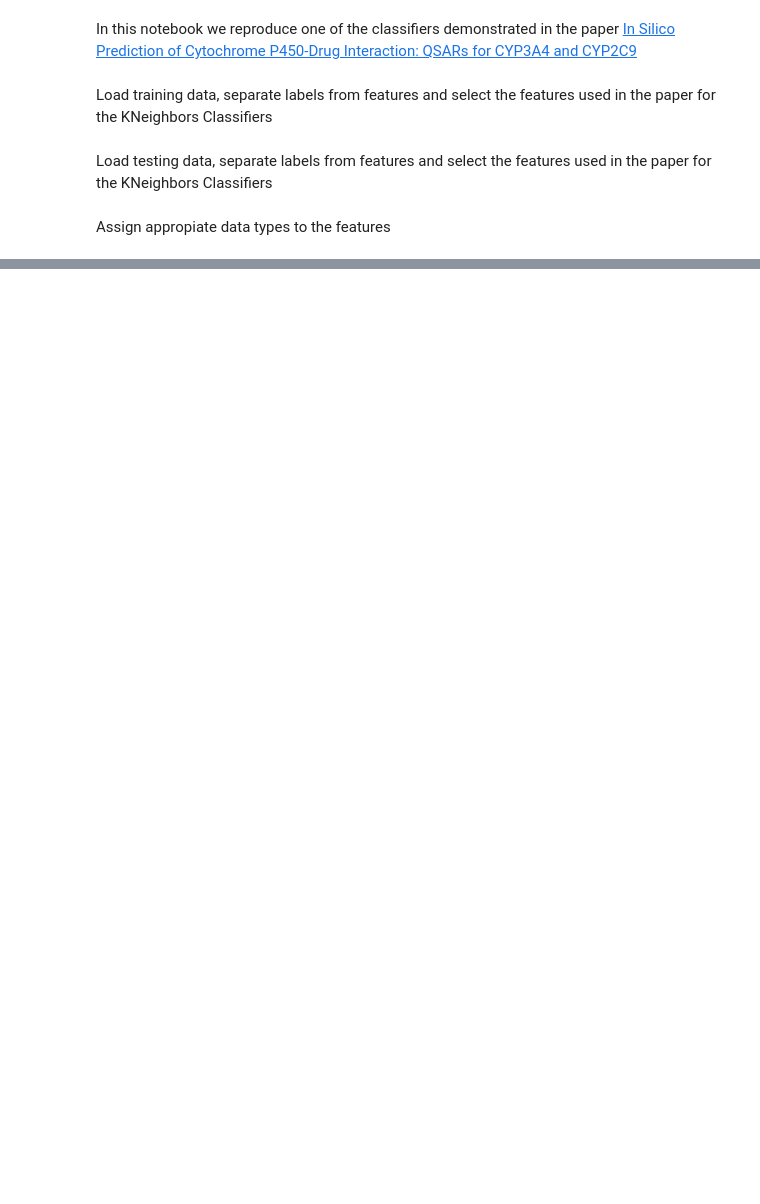
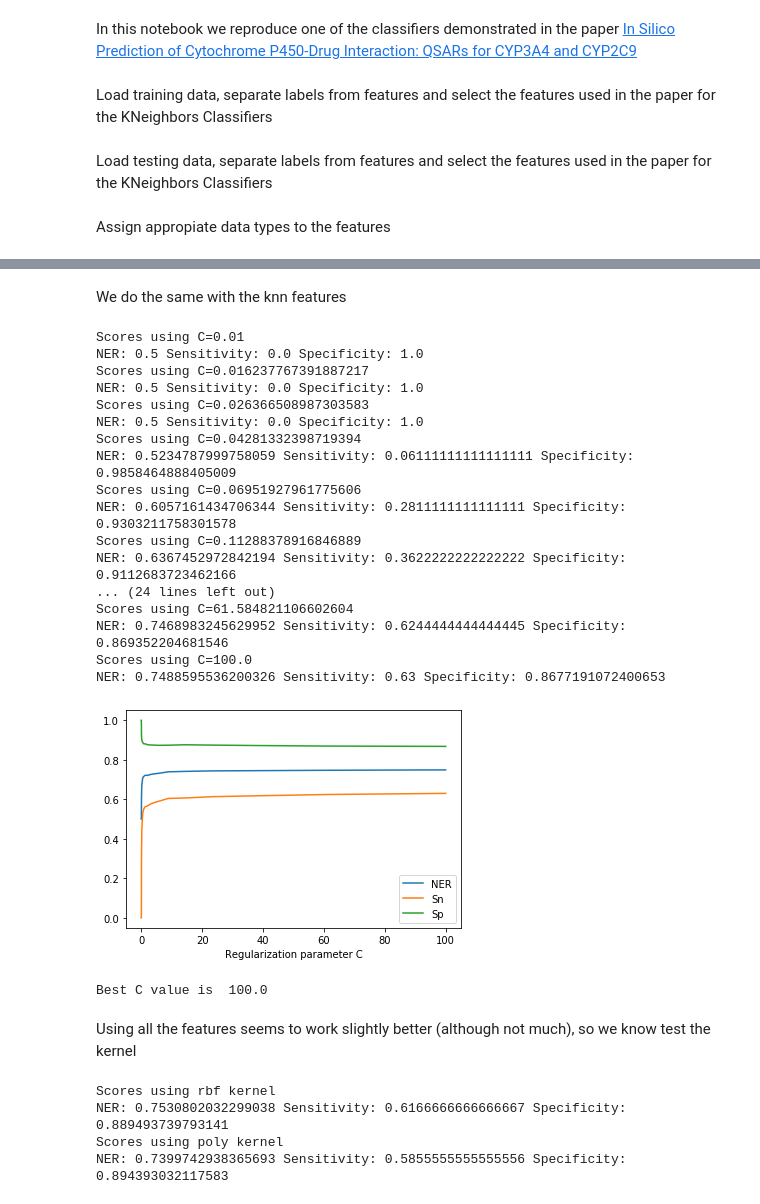
Before and after one commit to danielSoler93/drug_learning, a Jupyter notebook: drug_learning/2D/reproducing_classifiers_paper.ipynb, the cells around one changed output, grey strips where cells are left out. Cells and saved outputs as stored; diff of their text form; code cells hidden in the pictures; blank space fills up the shorter version.

```diff
--- a/drug_learning/2D/reproducing_classifiers_paper.ipynb
+++ b/drug_learning/2D/reproducing_classifiers_paper.ipynb
@@ -41,0 +114,58 @@ NER: 0.7336992681304059 Sensitivity: 0.6111111111111112 Specificity: 0.856287425
+# %% [markdown]
+We do the same with the knn features
+# %%
+C_values = np.geomspace(0.01, 100, num=20)
+ner_vals = []
+Sn_vals = []
+Sp_vals = []
+for c in C_values:
+    svm = SVC(C=c)
+    svm.fit(train_data_knn, train_labels)
+    predicted = svm.predict(test_data_knn)
+    print(f"Scores using C={c}")
+    ner, sn, sp = print_metrics(predicted, test_labels)
+    ner_vals.append(ner)
+    Sn_vals.append(sn)
+    Sp_vals.append(sp)
+plt.plot(C_values, ner_vals, label="NER")
+plt.plot(C_values, Sn_vals, label="Sn")
+plt.plot(C_values, Sp_vals, label="Sp")
+plt.legend()
+plt.xlabel("Regularization parameter C")
+plt.show()
+print("Best C value is ", C_values[np.argmax(ner_vals)])
+# %% [output]
+Scores using C=0.01
+NER: 0.5 Sensitivity: 0.0 Specificity: 1.0
+Scores using C=0.016237767391887217
+NER: 0.5 Sensitivity: 0.0 Specificity: 1.0
+Scores using C=0.026366508987303583
+NER: 0.5 Sensitivity: 0.0 Specificity: 1.0
+Scores using C=0.04281332398719394
+NER: 0.5234787999758059 Sensitivity: 0.06111111111111111 Specificity: 0.9858464888405009
+Scores using C=0.06951927961775606
+NER: 0.6057161434706344 Sensitivity: 0.2811111111111111 Specificity: 0.9303211758301578
+Scores using C=0.11288378916846889
+NER: 0.6367452972842194 Sensitivity: 0.3622222222222222 Specificity: 0.9112683723462166
+... (24 lines left out)
+Scores using C=61.584821106602604
+NER: 0.7468983245629952 Sensitivity: 0.6244444444444445 Specificity: 0.869352204681546
+Scores using C=100.0
+NER: 0.7488595536200326 Sensitivity: 0.63 Specificity: 0.8677191072400653
+[figure, added]
+Best C value is  100.0
+# %% [markdown]
+Using all the features seems to work slightly better (although not much), so we know test the kernel
+# %%
+kernels = ["rbf", "poly", "linear", "sigmoid"]
+for k in kernels:
+    svm = SVC(kernel=k, C=23)
+    svm.fit(train_data.iloc[:, 1:], train_labels)
+    predicted = svm.predict(test_data.iloc[:, 1:])
+    print(f"Scores using {k} kernel")
+    ner, sn, sp = print_metrics(predicted, test_labels)
+# %% [output]
+Scores using rbf kernel
+NER: 0.7530802032299038 Sensitivity: 0.6166666666666667 Specificity: 0.889493739793141
+Scores using poly kernel
+NER: 0.7399742938365693 Sensitivity: 0.5855555555555556 Specificity: 0.894393032117583
```
Also changed, not shown: parts of 12 cells of this notebook.
